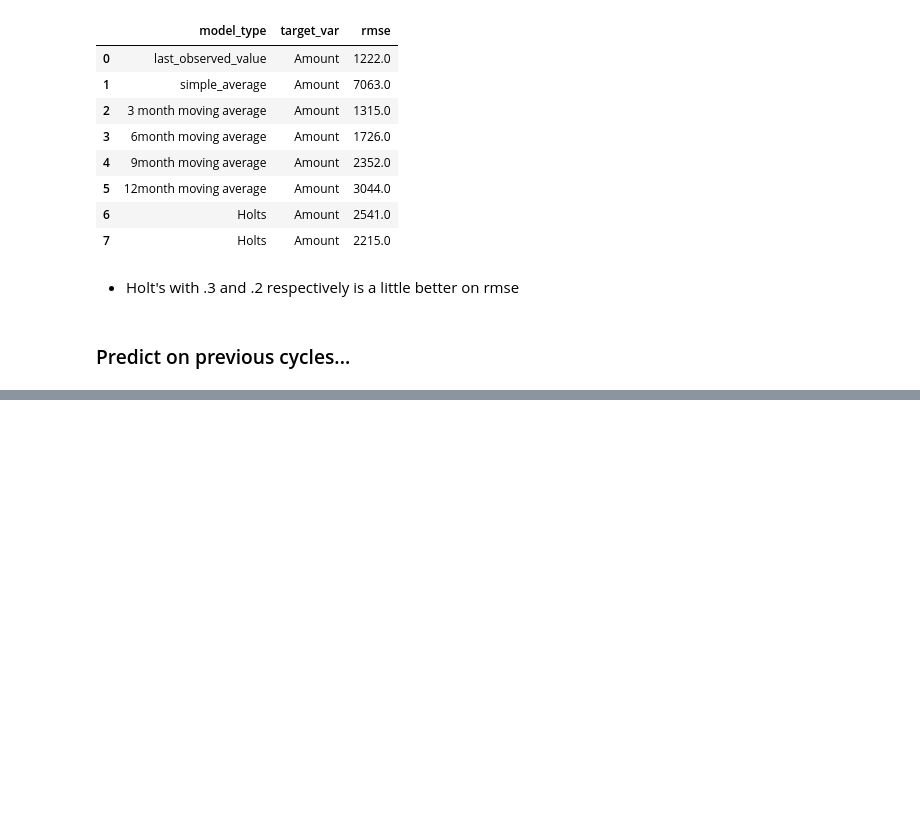
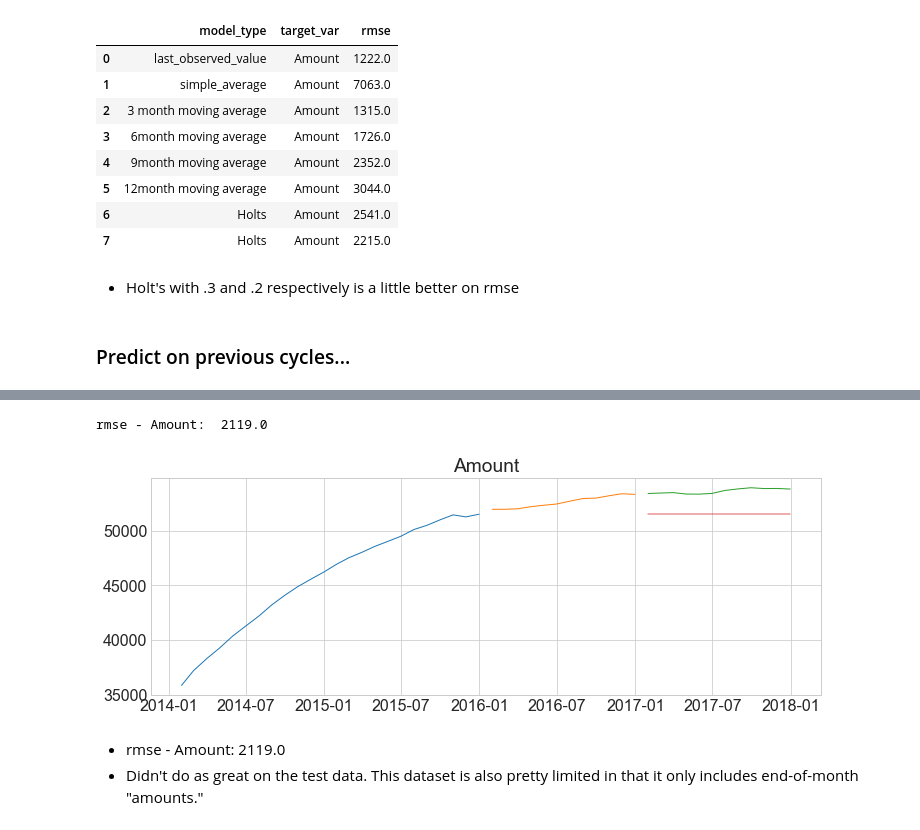
Before and after one commit to brianclements03/time_series_exercises, a Jupyter notebook: TSA_model_exercises.ipynb, the cells around one changed output, grey strips where cells are left out. Cells and saved outputs as stored; diff of their text form; code cells hidden in the pictures; blank space fills up the shorter version.

```diff
--- a/TSA_model_exercises.ipynb
+++ b/TSA_model_exercises.ipynb
@@ -483,0 +553,26 @@ eval_df
+# %%
+amount = train['Amount'].resample('M').sum()[-1:][0]
+
+yhat_df = pd.DataFrame({'Amount': [amount]}, index = validate.index)
+
+yhat_df.index = test.index
+# %%
+rmse_Amount = round(sqrt(mean_squared_error(test['Amount'], yhat_df['Amount'])), 0)
+# %%
+def plot_and_eval(target_var):
+    plt.figure(figsize = (12,4))
+    plt.plot(train[target_var], label = 'Train', linewidth = 1)
+    plt.plot(validate[target_var], label = 'Validate', linewidth = 1)
+    plt.plot(test[target_var], label = 'Test', linewidth = 1)
+    plt.plot(yhat_df[target_var], alpha = .5)
+    plt.title(target_var)
+    plt.show()
+# %%
+print("rmse - Amount: ", rmse_Amount)
+plot_and_eval('Amount')
+# %% [output]
+rmse - Amount:  2119.0
+[figure, added]
+# %% [markdown]
+- rmse - Amount:  2119.0
+- Didn't do as great on the test data. This dataset is also pretty limited in that it only includes end-of-month "amounts."
```
Also changed, not shown: parts of 13 cells of this notebook.
